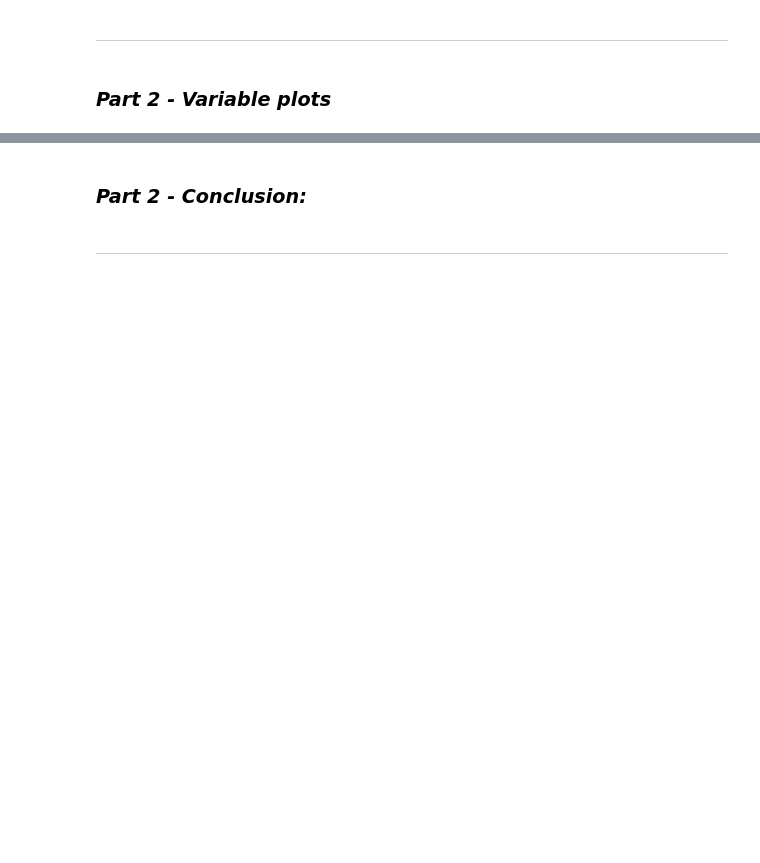
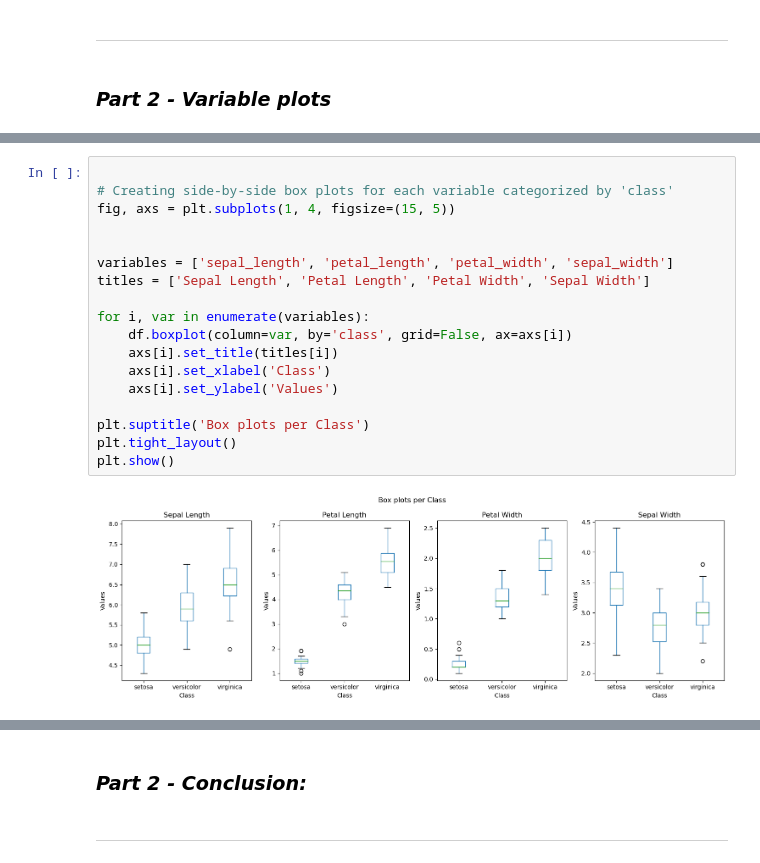
Before and after one commit to andreiandrade7/DataAnalysis-fundamentals, a Jupyter notebook: project.ipynb, the cells around one changed output, grey strips where cells are left out. Cells and saved outputs as stored; diff of their text form; blank space fills up the shorter version.

Commit message:
project some plots: box plot and bar chart pie

```diff
--- a/project.ipynb
+++ b/project.ipynb
@@ -129,0 +170,20 @@ plt.show()
+# %%
+
+# Creating side-by-side box plots for each variable categorized by 'class'
+fig, axs = plt.subplots(1, 4, figsize=(15, 5))
+
+
+variables = ['sepal_length', 'petal_length', 'petal_width', 'sepal_width']
+titles = ['Sepal Length', 'Petal Length', 'Petal Width', 'Sepal Width']
+
+for i, var in enumerate(variables):
+    df.boxplot(column=var, by='class', grid=False, ax=axs[i])
+    axs[i].set_title(titles[i])
+    axs[i].set_xlabel('Class')
+    axs[i].set_ylabel('Values')
+
+plt.suptitle('Box plots per Class')
+plt.tight_layout()
+plt.show()
+# %% [output]
+[figure, added]
```
Also changed, not shown: parts of 9 cells of this notebook, 1 other file.
